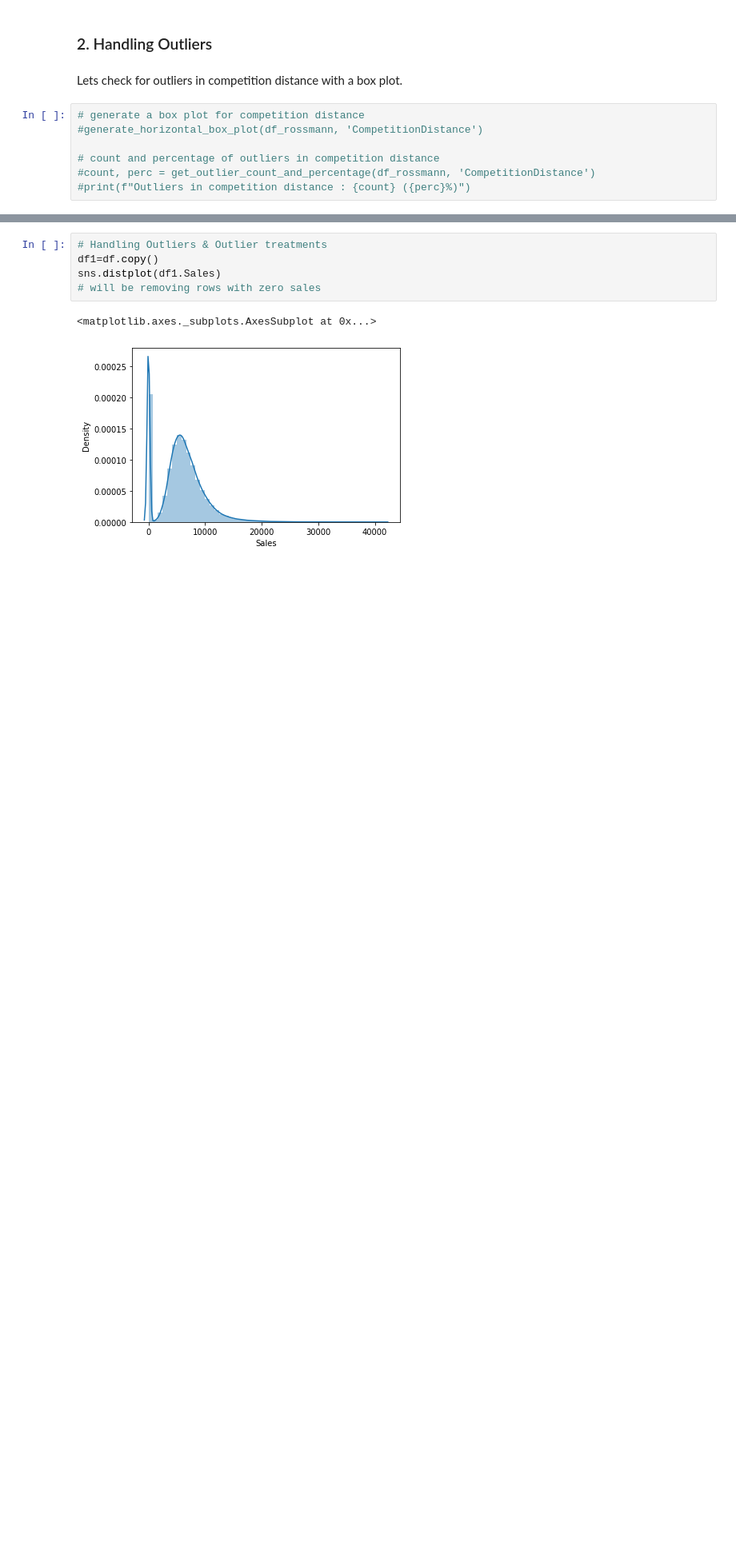
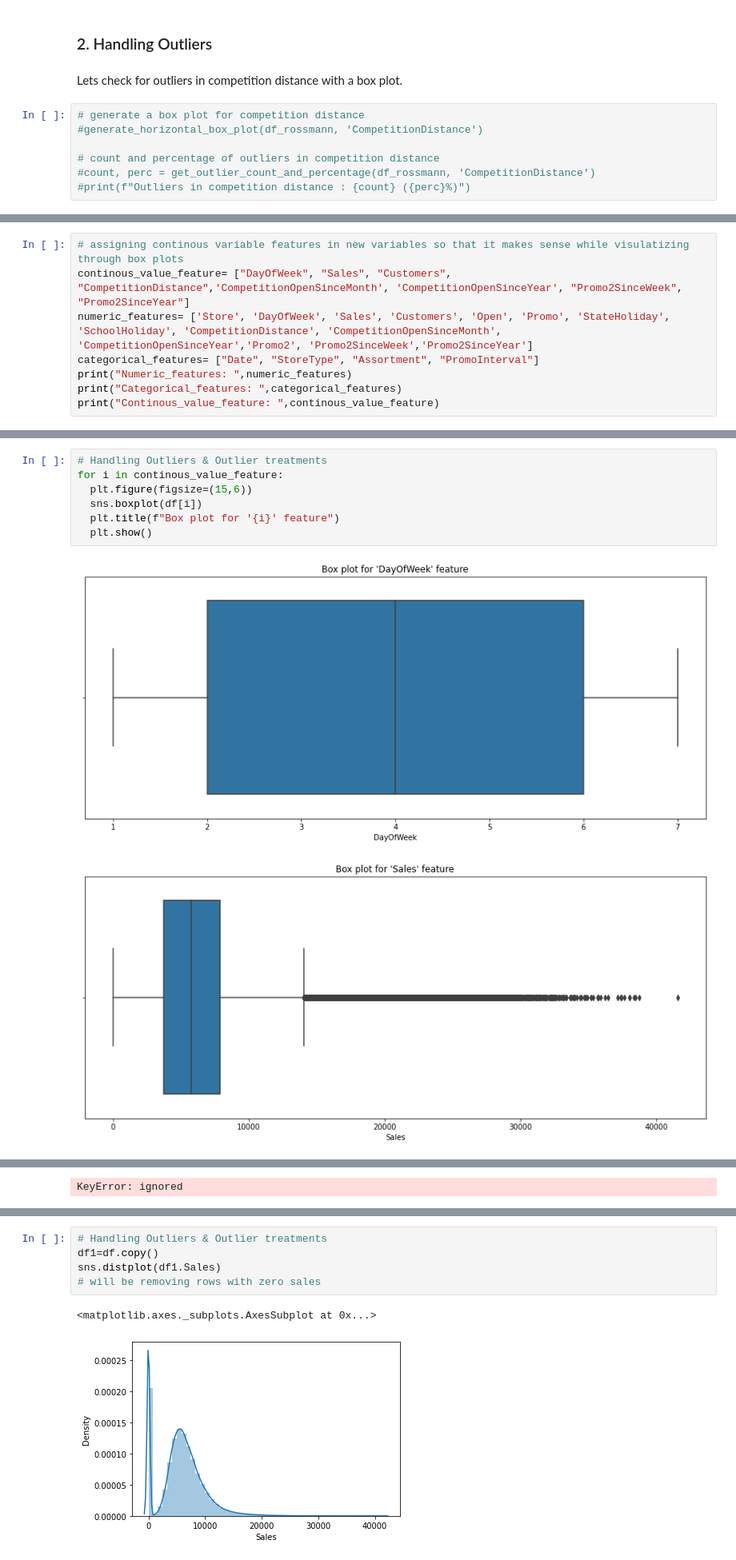
Before and after one commit to Ashif-khan033/Retail_Sales_Prediction, a Jupyter notebook: Retail_Sales_Prediction.ipynb, the cells around one changed output, grey strips where cells are left out. Shown: that part at 80% size. Drawn from its saved outputs; the diff is of its cells as text; blank space fills up the shorter version.

```diff
--- a/Retail_Sales_Prediction.ipynb
+++ b/Retail_Sales_Prediction.ipynb
@@ -749,0 +794,8 @@ Lets check for outliers in competition distance with a box plot.
+# %%
+# assigning continous variable features in new variables so that it makes sense while visulatizing through box plots
+continous_value_feature= ["DayOfWeek", "Sales", "Customers", "CompetitionDistance",'CompetitionOpenSinceMonth', 'CompetitionOpenSinceYear', "Promo2SinceWeek", "Promo2SinceYear"]
+numeric_features= ['Store', 'DayOfWeek', 'Sales', 'Customers', 'Open', 'Promo', 'StateHoliday', 'SchoolHoliday', 'CompetitionDistance', 'CompetitionOpenSinceMonth', 'CompetitionOpenSinceYear','Promo2', 'Promo2SinceWeek','Promo2SinceYear']
+categorical_features= ["Date", "StoreType", "Assortment", "PromoInterval"]
+print("Numeric_features: ",numeric_features)
+print("Categorical_features: ",categorical_features)
+print("Continous_value_feature: ",continous_value_feature)
@@ -749,0 +806,10 @@ Lets check for outliers in competition distance with a box plot.
+# %%
+# Handling Outliers & Outlier treatments
+for i in continous_value_feature:
+  plt.figure(figsize=(15,6))
+  sns.boxplot(df[i])
+  plt.title(f"Box plot for '{i}' feature")
+  plt.show()
+# %% [output]
+[figure, added]
+[figure, added]
@@ -749,0 +818 @@ Lets check for outliers in competition distance with a box plot.
+KeyError: ignored
```
Also changed, not shown: parts of 10 cells of this notebook.
